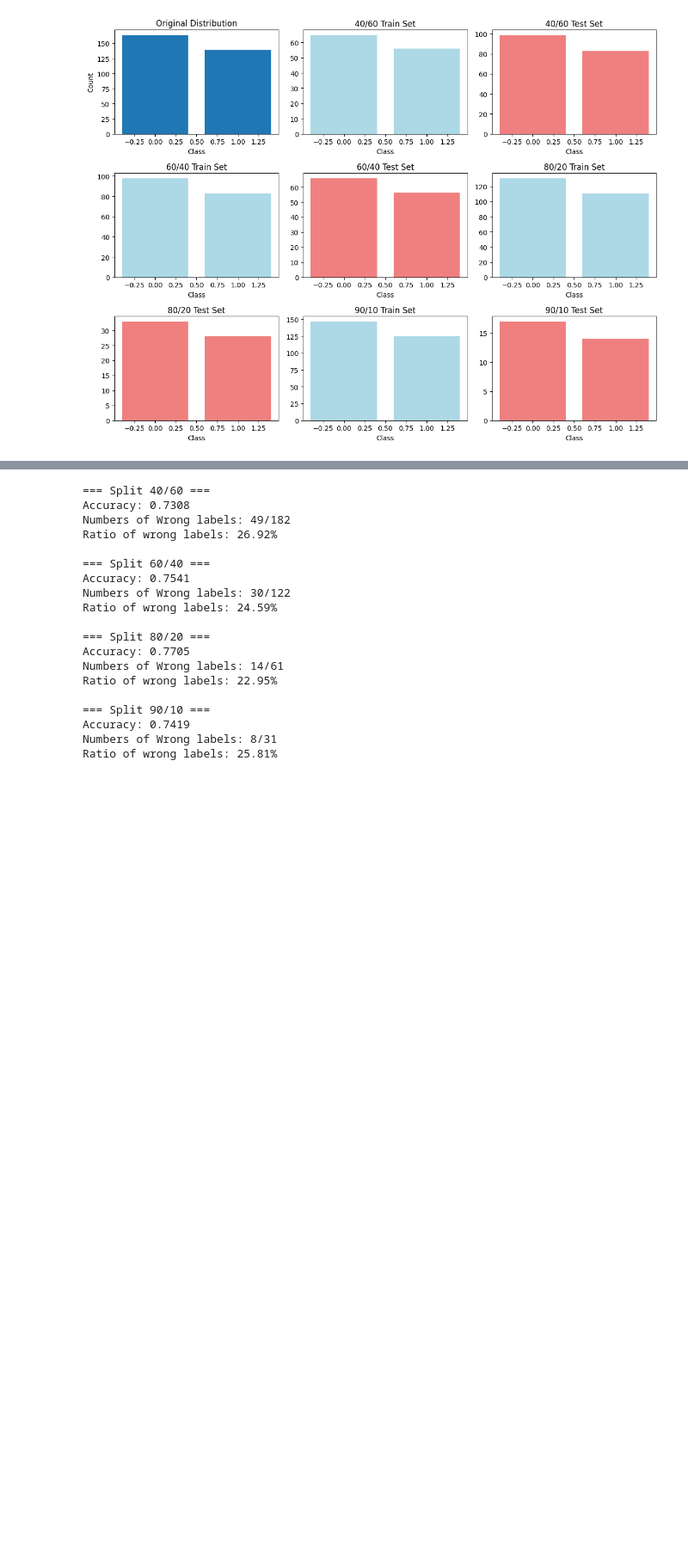
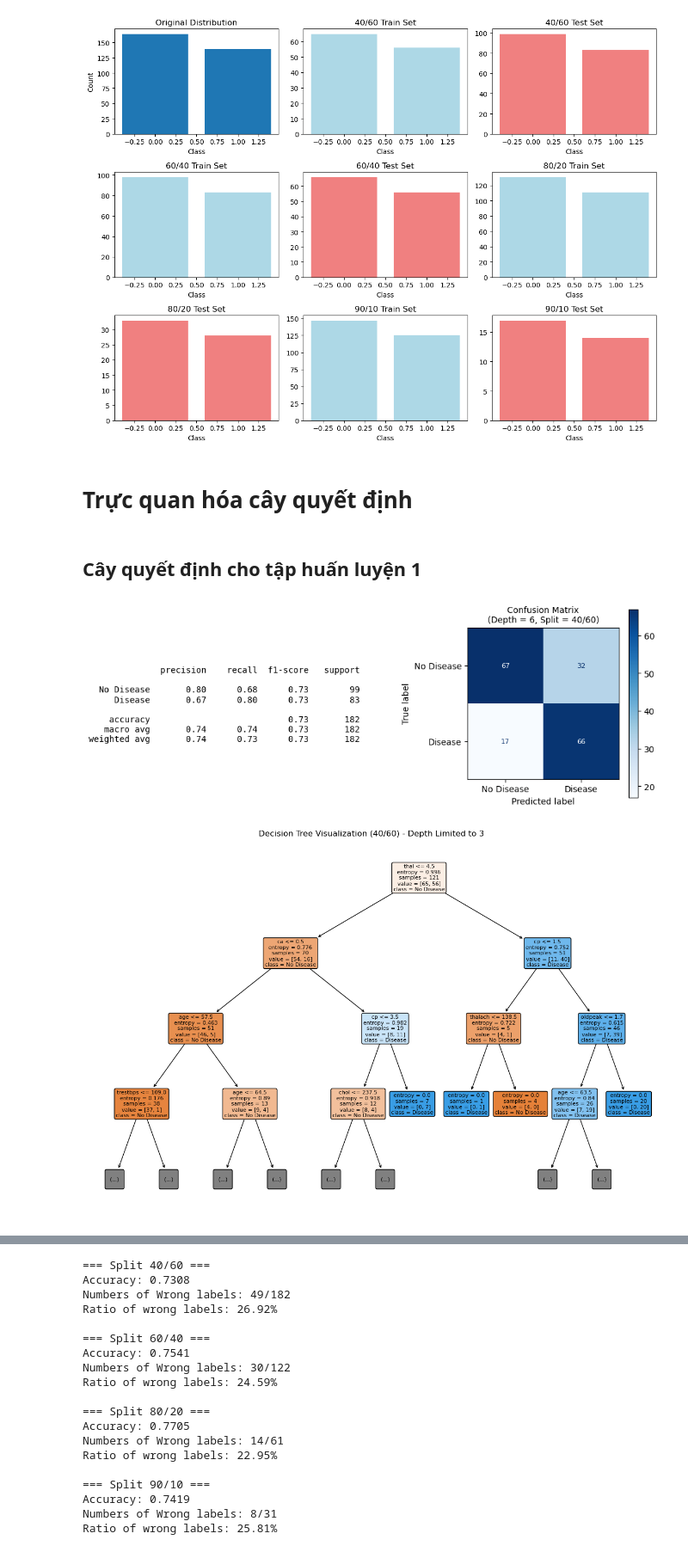
Before and after one commit to mandeotv1234/AI_Project02, a Jupyter notebook: Decision-Tree-AI-Project-main/heart.ipynb, the cells around one changed output, grey strips where cells are left out. Shown at 86% size. Saved outputs shown, nothing was run; the diff lists cells and outputs as text; code cells hidden in the pictures; blank space fills up the shorter version.

```diff
--- a/Decision-Tree-AI-Project-main/heart.ipynb
+++ b/Decision-Tree-AI-Project-main/heart.ipynb
@@ -569,3 +515,44 @@ def plot_all_distributions(y, subsets):
 plot_all_distributions(y, subsets)
 # %% [output]
 [figure]
+# %% [markdown]
+# Trực quan hóa cây quyết định
+# %%
+def visualize_tree_for_key(key):
+    clf = clf_dict[key]
+    X_test = subsets[key]['X_test']
+    y_test = subsets[key]['y_test']
+    y_pred = clf.predict(X_test)
+
+    report = classification_report(y_test, y_pred, target_names=['No Disease', 'Disease'])
+    cm = confusion_matrix(y_test, y_pred)
+    max_depth = clf.get_depth()
+
+    fig, axes = plt.subplots(1, 2, figsize=(12, 4))
+    axes[0].axis('off')
+    axes[0].text(0, 0.7, report, fontsize=10, verticalalignment='top', fontfamily='monospace')
+
+    disp = ConfusionMatrixDisplay(confusion_matrix=cm, display_labels=['No Disease', 'Disease'])
+    disp.plot(ax=axes[1], cmap='Blues', values_format='d')
+    for txt in axes[1].texts:
+        txt.set_fontsize(8)
+    axes[1].tick_params(axis='both', labelsize=10)
+    axes[1].set_title(f"Confusion Matrix\n(Depth = {max_depth}, Split = {key})", fontsize=10)
+    plt.subplots_adjust(wspace=1)
+    plt.show()
+
+    plt.figure(figsize=(15, 10))
+    plot_tree(clf,
+              feature_names=X_test.columns.tolist(),
+              class_names=['No Disease', 'Disease'],
+              filled=True, rounded=True,
+              max_depth=3)
+    plt.title(f"Decision Tree Visualization ({key}) - Depth Limited to 3")
+    plt.show()
+# %% [markdown]
+## Cây quyết định cho tập huấn luyện 1
+# %%
+visualize_tree_for_key('40/60')
+# %% [output]
+[figure, added]
+[figure, added]
```
Also changed, not shown: parts of 78 cells of this notebook, 1 other file.
